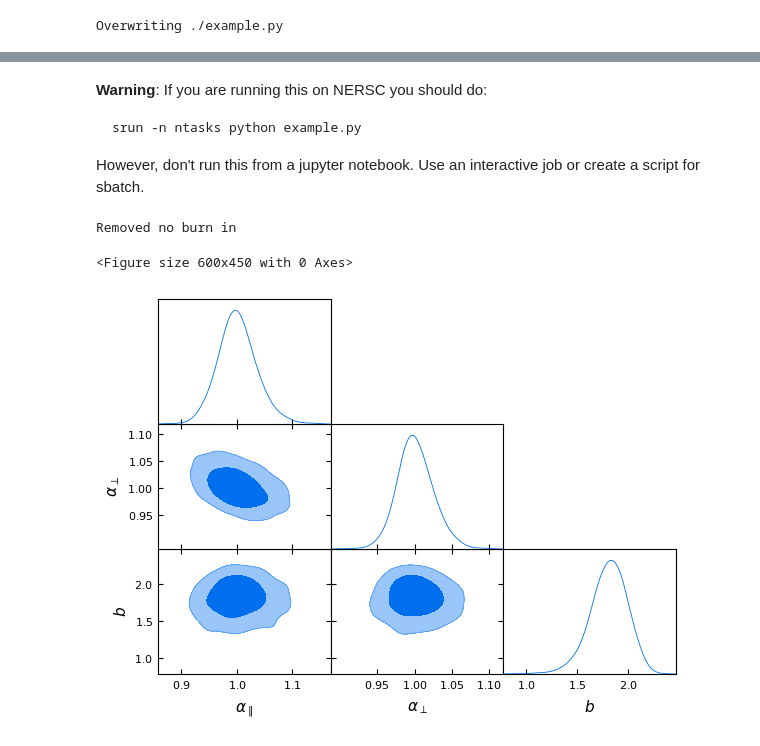
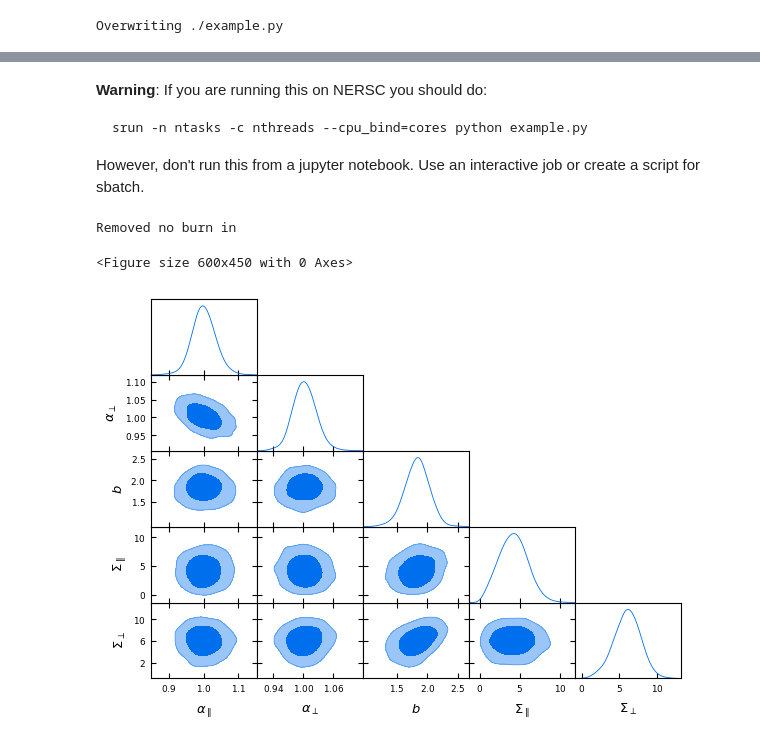
Before and after one commit to alexpzfz/BAO_fitter, a Jupyter notebook: example/example.ipynb, the cells around one changed output, grey strips where cells are left out. Cells and saved outputs as stored; diff of their text form; code cells hidden in the pictures.

Commit message:
Added gaussian priors

````diff
--- a/example/example.ipynb
+++ b/example/example.ipynb
@@ -122,10 +122,9 @@ The following code will be saved as *example.py*.
 # %%
 %%writefile './example.py'
 import numpy as np
-import os, sys
+import sys
 sys.path.append('../')
 from bao_fitter import Data, Model, Fitter
-import matplotlib.pyplot as plt
 
 d = Data(space='fourier', # can be fourier or configuration
          data_file='pk_multipoles.txt',
@@ -142,8 +141,12 @@ m = Model(pk_linear=pk_lin)
 f = Fitter(data=d,
            model=m,
            bb_exp=(-2, -1, 0, 1, 2), # exponents of the broad-band terms to use
-           fixed_params={'Sigma_par':4., 'Sigma_perp':6., 'Sigma_s':0., 'beta':0.3}, # you can specify if you want some of the parameters to be fixed
+           fixed_params={'Sigma_s':0., 'beta':0.3}, # you can specify if you want some of the parameters to be fixed
            )
+
+# set gaussian priors, input mean and standard deviation
+f.set_gaussian_prior('Sigma_par', 4., 2.)
+f.set_gaussian_prior('Sigma_perp', 6., 2.)
 
 f.set_sampler_settings(nchains=2,
                        epsilon=0.001, # R-1 for Gelman-Rubin
@@ -178,27 +180,31 @@ Saved file: ./chain_0.npy
 # %% [markdown]
 **Warning**: If you are running this on NERSC you should do:
 ```console
-srun -n ntasks python example.py
+srun -n ntasks -c nthreads --cpu_bind=cores python example.py
 ```
 However, don't run this from a jupyter notebook. Use an interactive job or create a script for sbatch.
 # %%
 # You can post-process your chains however you want. This example uses getdist
 from getdist import plots
 from getdist import MCSamples
 
+burnin = 0.3
 chain_paths = [f'./chain_{i}.npy' for i in range(2)]
 chain_list = []
 for path in chain_paths:
     chain = np.load(path)
-    nsteps, nwalk, nparms = chain.shape
-    chain = np.reshape(chain, (nsteps*nwalk, nparms))
+    nsteps, nwalkers, nparms = chain.shape
+    istart = int(burnin*nsteps)
+    chain = chain[istart:]
+    nsteps = nsteps - istart
+    chain = np.reshape(chain, (nsteps*nwalkers, nparms))
     chain_list.append(chain)
 
 g = plots.get_single_plotter()
-samples = MCSamples(samples=chain_list, names=[r'$\alpha_{\parallel}$',r'$\alpha_{\perp}$', r'$b$'])
-samples.removeBurn(0.3)
+samples = MCSamples(samples=chain_list, names=[r'$\alpha_{\parallel}$',r'$\alpha_{\perp}$', r'$b$',
+                                               r'$\Sigma_{\parallel}$', r'$\Sigma_{\perp}$'])
 g.triangle_plot(samples, filled=True)
 # %% [output]
 Removed no burn in
 <Figure size 600x450 with 0 Axes>
-[figure, old version]
+[figure, new version]
````
Also changed, not shown: parts of 2 cells of this notebook, 4 other files.
